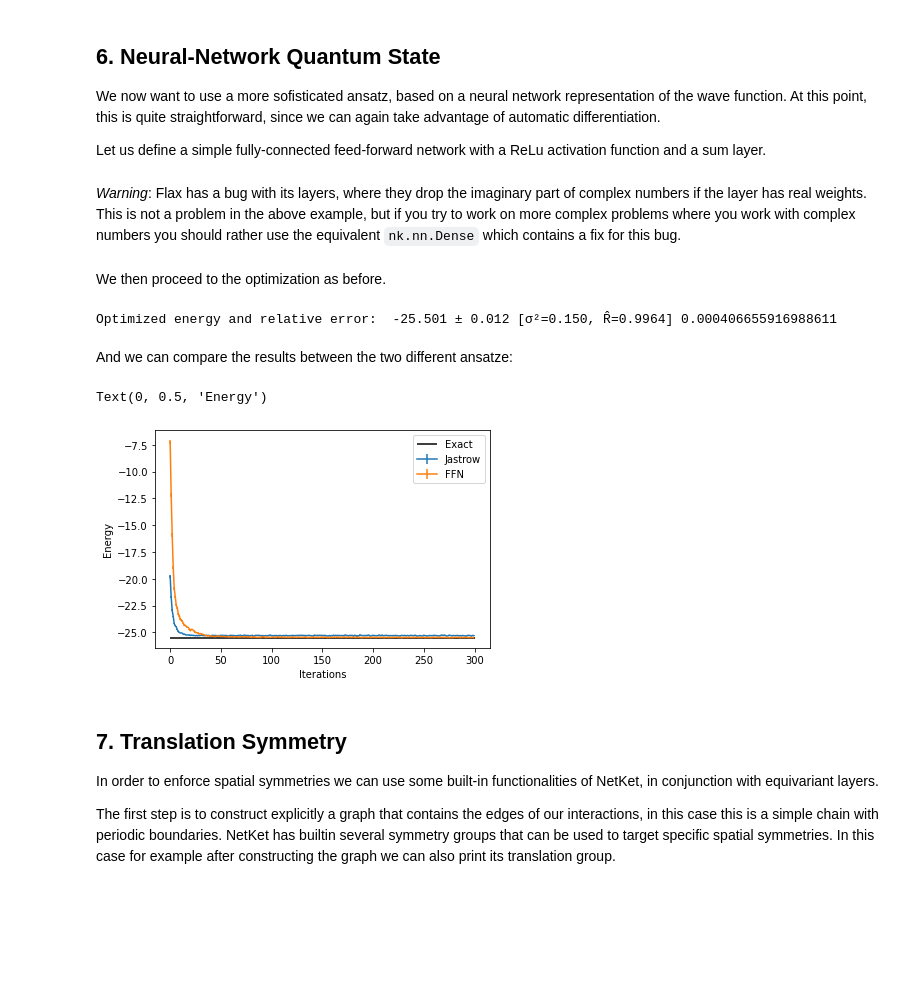
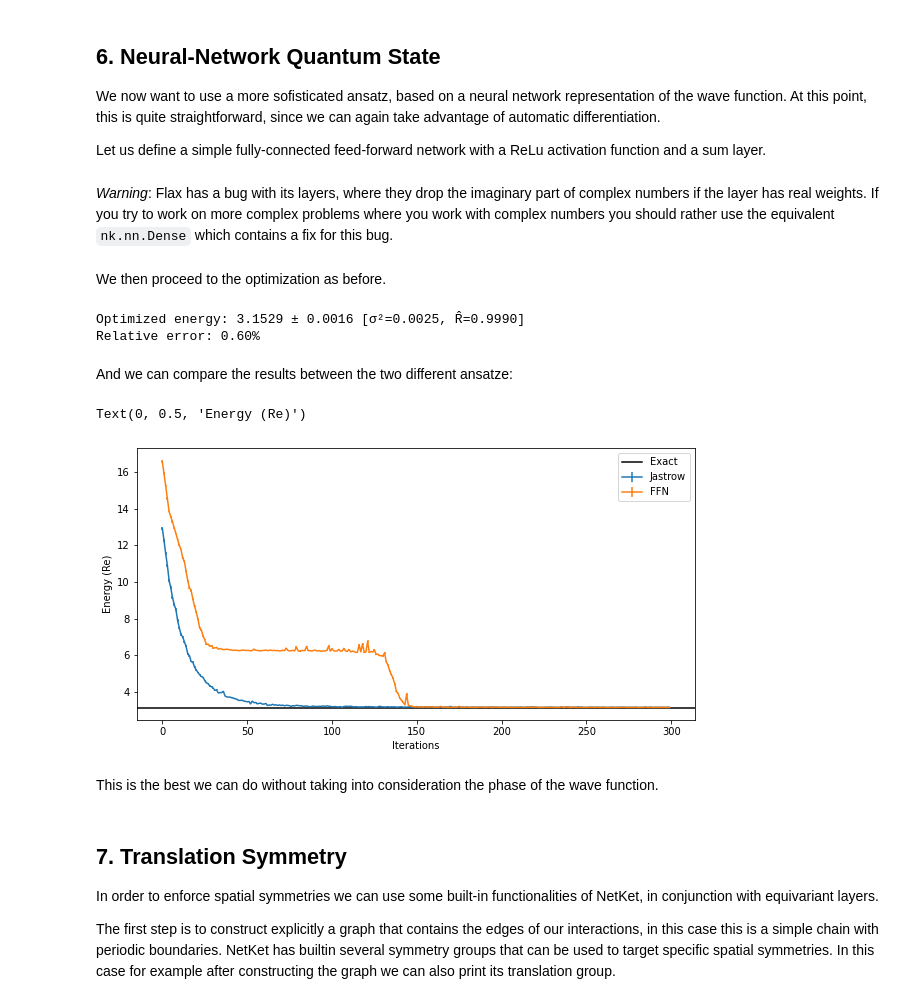
Before and after one commit to erinaldi/bmn2-netket, a Jupyter notebook: notebooks/MatrixModel.ipynb, the cells around one changed output. Saved outputs shown, nothing was run; the diff lists cells and outputs as text; code cells hidden in the pictures; blank space fills up the shorter version.

Commit message:
[fix] neural state (no phase)

```diff
--- a/notebooks/MatrixModel.ipynb
+++ b/notebooks/MatrixModel.ipynb
@@ -498,7 +499,7 @@ vstate = nk.vqs.MCState(sampler, model, n_samples=1000)
 # %% [markdown]
 *Warning*: Flax has a bug with its layers, where they drop the imaginary part
 of complex numbers if the layer has real weights.
-This is not a problem in the above example, but if you try to work on more complex
+If you try to work on more complex
 problems where you work with complex numbers you should rather use the equivalent
 `nk.nn.Dense` which contains a fix for this bug.
 # %% [markdown]
@@ -514,24 +515,28 @@ gs.run(n_iter=300,out=log)
 
 ffn_energy=vstate.expect(H)
 error=abs((ffn_energy.mean-eig_vals[0])/eig_vals[0])
-print("Optimized energy and relative error: ",ffn_energy,error)
+print(f"Optimized energy: {ffn_energy} \nRelative error: {error*100:.2f}%")
 # %% [output]
-Optimized energy and relative error:  -25.501 ± 0.012 [σ²=0.150, R̂=0.9964] 0.000406655916988611
+Optimized energy: 3.1529 ± 0.0016 [σ²=0.0025, R̂=0.9990]
+Relative error: 0.60%
 # %% [markdown]
 And we can compare the results between the two different ansatze:
 # %%
 data_FFN = log.data
 
-plt.errorbar(data_jastrow["Energy"].iters, data_jastrow["Energy"].Mean, yerr=data_jastrow["Energy"].Sigma, label="Jastrow")
-plt.errorbar(data_FFN["Energy"].iters, data_FFN["Energy"].Mean, yerr=data_FFN["Energy"].Sigma, label="FFN")
-plt.hlines([E_gs], xmin=0, xmax=300, color='black', label="Exact")
-plt.legend()
+fig, ax = plt.subplots(figsize=(10,5))
+ax.errorbar(data_jastrow["Energy"].iters, data_jastrow["Energy"].Mean.real, yerr=data_jastrow["Energy"].Sigma, label="Jastrow")
+ax.errorbar(data_FFN["Energy"].iters, data_FFN["Energy"].Mean.real, yerr=data_FFN["Energy"].Sigma, label="FFN")
+ax.axhline([eig_vals[0]], xmin=0, xmax=300, color='black', label="Exact")
+ax.legend()
 
-plt.xlabel('Iterations')
-plt.ylabel('Energy')
+ax.set_xlabel('Iterations')
+ax.set_ylabel('Energy (Re)')
 # %% [output]
-Text(0, 0.5, 'Energy')
+Text(0, 0.5, 'Energy (Re)')
-[figure, old version]
+[figure, new version]
+# %% [markdown]
+This is the best we can do without taking into consideration the phase of the wave function.
 # %% [markdown]
 ## 7. Translation Symmetry
 
```
Also changed, not shown: parts of 1 cell of this notebook.
